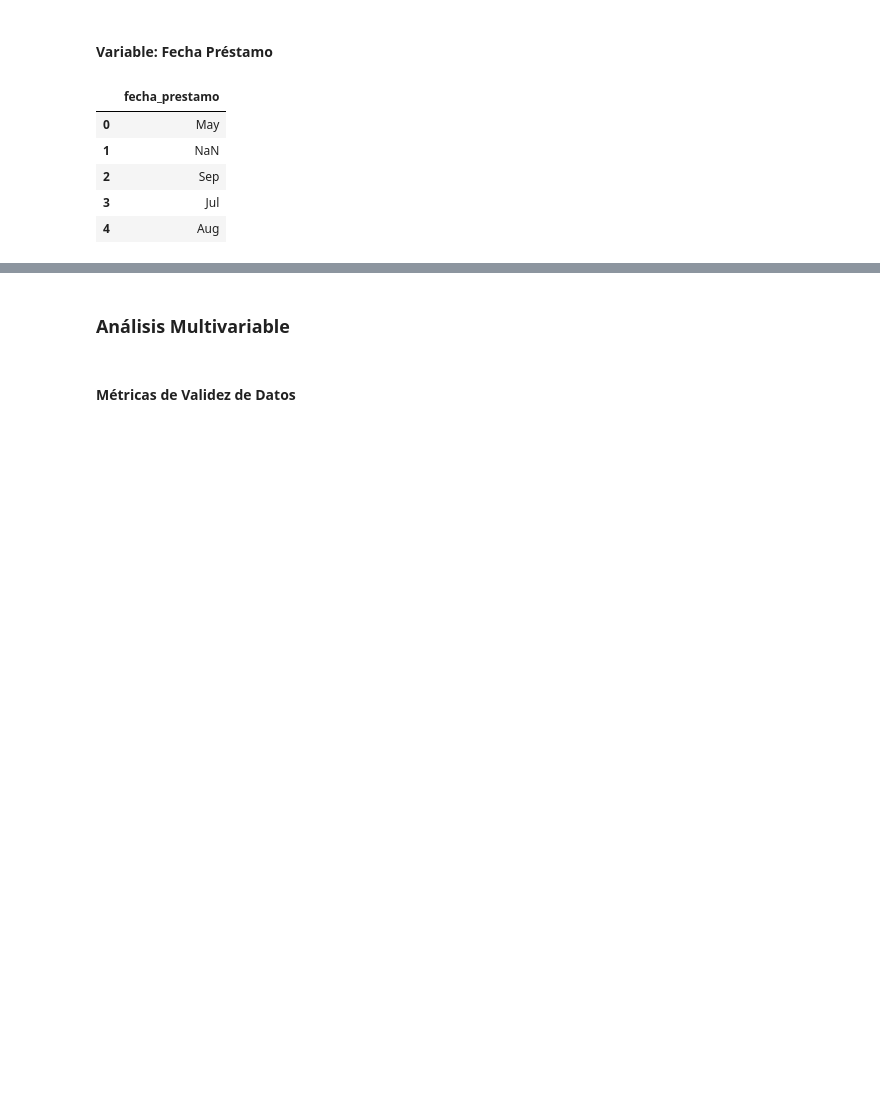
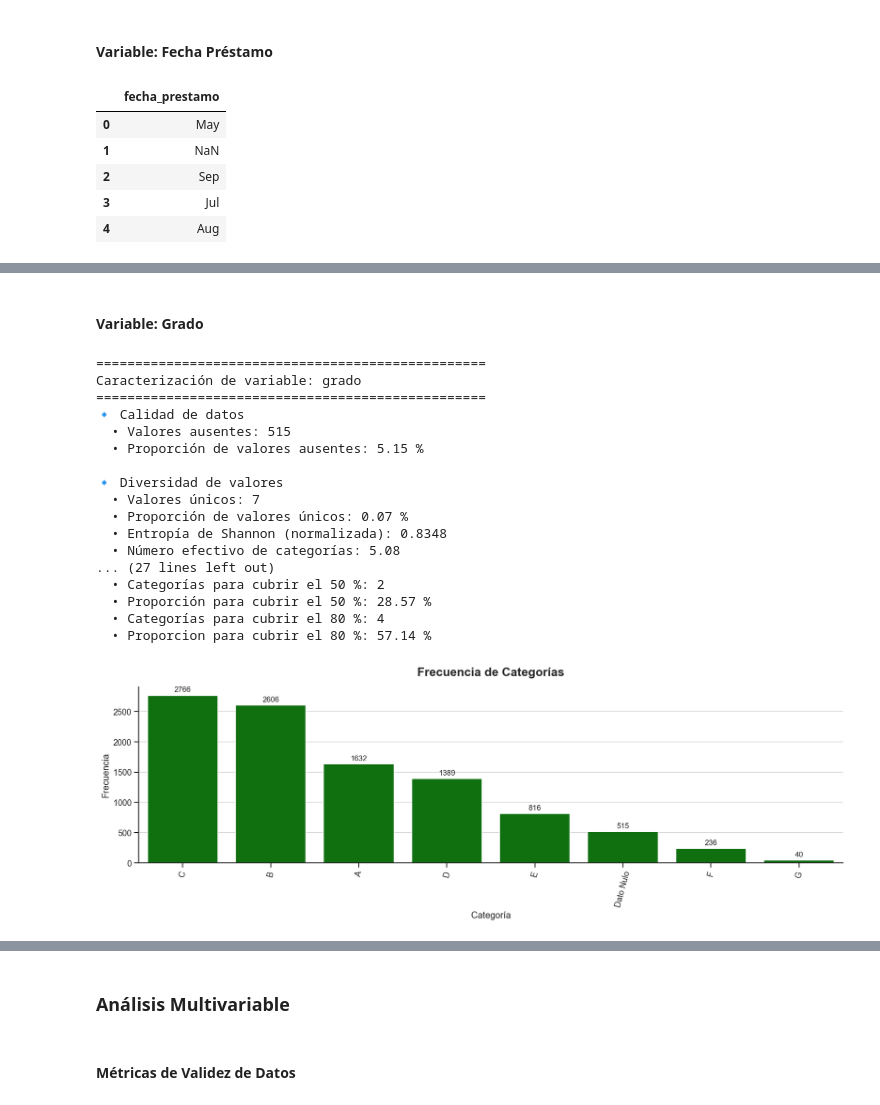
Before and after one commit to Ernesto9734/Data-Analyst-Projects, a Jupyter notebook: Project 01 - Data Cleaning and Preprocessing/notebook.ipynb, the cells around one changed output, grey strips where cells are left out. Cells and saved outputs as stored; diff of their text form; code cells hidden in the pictures; blank space fills up the shorter version.

```diff
--- a/Project 01 - Data Cleaning and Preprocessing/notebook.ipynb
+++ b/Project 01 - Data Cleaning and Preprocessing/notebook.ipynb
@@ -1626,3 +1772,27 @@ def metricas_tendencia(serie):
+# %%
+def analisis_pareto(serie):
+
+    frecuencia = serie.value_counts(normalize=True).mul(100).reset_index()
+
+    frecuencia.columns = ["Categoria", "Frecuencia"]
+
+    frecuencia["Acumulado"] = frecuencia["Frecuencia"].cumsum()
+
+    pareto_50 = extraer_cantidad_elementos(pareto=50, serie=frecuencia)
+    proporcion_pareto_50 = round(pareto_50/len(frecuencia)*100,2)
+    pareto_80 = extraer_cantidad_elementos(pareto=80, serie=frecuencia)
+    proporcion_pareto_80 = round(pareto_80/len(frecuencia)*100,2)
+
+    print("🔹 Análisis de Pareto")
+    print(f"  • Categorías para cubrir el 50 %: {pareto_50}")
+    print(f"  • Proporción para cubrir el 50 %: {proporcion_pareto_50} %")
+    print(f"  • Categorías para cubrir el 80 %: {pareto_80}")
+    print(f"  • Proporcion para cubrir el 80 %: {proporcion_pareto_80} %")
+
+    return {
+        'pareto_50' : proporcion_pareto_50,
+        'pareto_80' : proporcion_pareto_80
+    }
 # %%
 def caracterizar_variable_no_numerica(datos, variable):
     """
@@ -3826,0 +4026,27 @@ Name: fecha_prestamo, dtype: str
+# %% [markdown]
+#### **Variable: Grado**
+# %%
+resumen = caracterizar_variable_no_numerica(
+    datos=datos_pandas,
+    variable=columnas_no_numericas[3]
+)
+resumen_categorias.append(resumen)
+# %% [output]
+==================================================
+Caracterización de variable: grado
+==================================================
+🔹 Calidad de datos
+  • Valores ausentes: 515
+  • Proporción de valores ausentes: 5.15 %
+
+🔹 Diversidad de valores
+  • Valores únicos: 7
+  • Proporción de valores únicos: 0.07 %
+  • Entropía de Shannon (normalizada): 0.8348
+  • Número efectivo de categorías: 5.08
+... (27 lines left out)
+  • Categorías para cubrir el 50 %: 2
+  • Proporción para cubrir el 50 %: 28.57 %
+  • Categorías para cubrir el 80 %: 4
+  • Proporcion para cubrir el 80 %: 57.14 %
+[figure, added]
```
Also changed, not shown: parts of 37 cells of this notebook.
